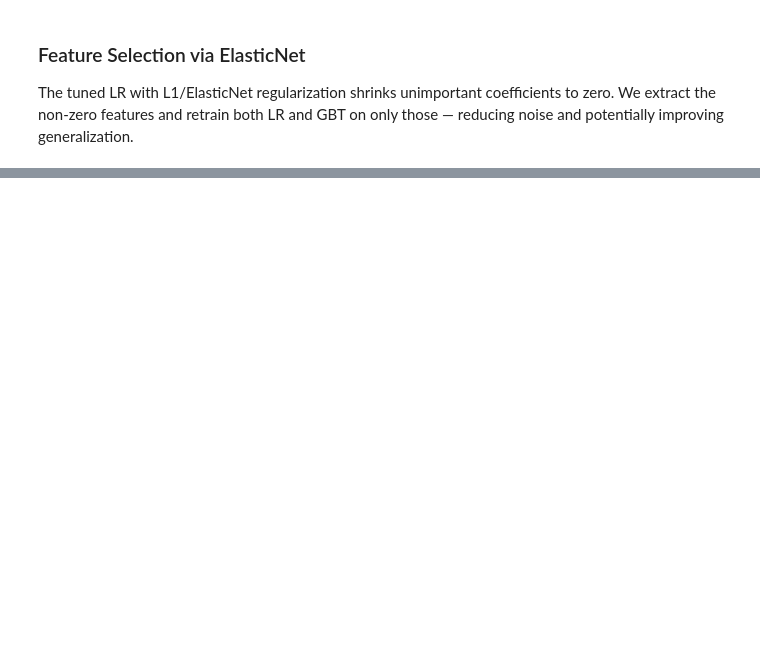
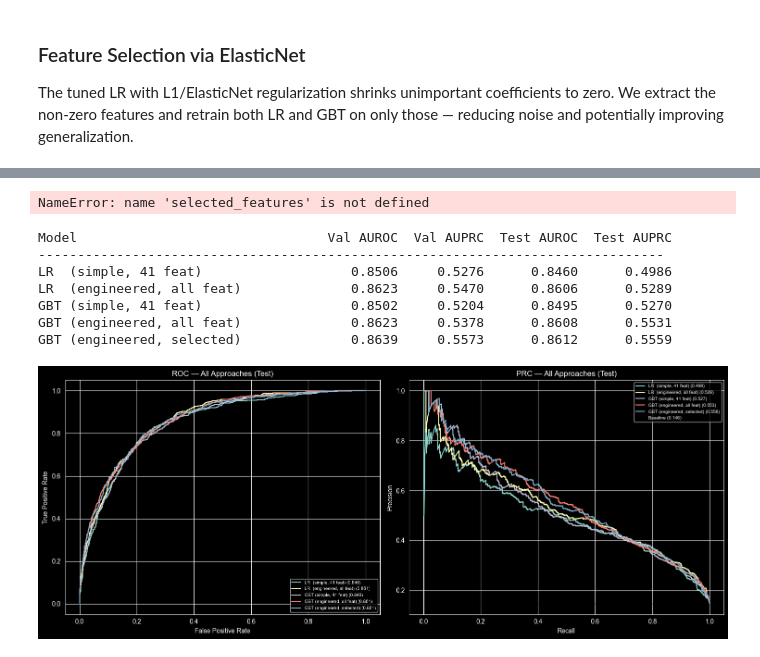
Before and after one commit to kathalikren/Machine-Learning-for-Health-Care, a Jupyter notebook: exercise_2.ipynb, the cells around one changed output, grey strips where cells are left out. Cells and saved outputs as stored; diff of their text form; code cells hidden in the pictures; blank space fills up the shorter version.

```diff
--- a/exercise_2.ipynb
+++ b/exercise_2.ipynb
@@ -386,10 +393,10 @@ gbt_gs_eng = GridSearchCV(
     GradientBoostingClassifier(random_state=42),
     param_grid={
         "n_estimators": [100, 200, 500],
-        "max_depth": [3, 4, 5],
+        "max_depth": [ 5, 6],
         "learning_rate": [0.01, 0.05, 0.1],
         "subsample": [0.7, 0.8],
-        "min_samples_leaf": [10, 20],
+        "min_samples_leaf": [10, 15],
     },
     cv=cv, scoring="roc_auc", n_jobs=-1, verbose=1,
 )
@@ -478,7 +517,7 @@ X_te_sel = X_te_eng[:, sel_idx]
 lr_gs_sel = GridSearchCV(
     LogisticRegression(solver="saga", max_iter=5000, random_state=42),
     param_grid={
-        "C": [0.001, 0.01, 0.1, 1, 10],
+        "C": [0.001, 0.01, 0.1],
         "l1_ratio": [0, 0.25, 0.5, 0.75, 1.0],
         "class_weight": ["balanced", None],
     },
@@ -491,7 +530,7 @@ gbt_gs_sel = GridSearchCV(
     GradientBoostingClassifier(random_state=42),
     param_grid={
         "n_estimators": [100, 200, 500],
-        "max_depth": [3, 4, 5],
+        "max_depth": [ 4, 5],
         "learning_rate": [0.01, 0.05, 0.1],
         "subsample": [0.7, 0.8],
         "min_samples_leaf": [10, 20],
@@ -502,9 +541,10 @@ gbt_gs_sel.fit(X_tr_sel, y_tr_eng)
 
 print(f"\nLR  (selected) best CV AUROC: {lr_gs_sel.best_score_:.4f}  params: {lr_gs_sel.best_params_}")
 print(f"GBT (selected) best CV AUROC: {gbt_gs_sel.best_score_:.4f}  params: {gbt_gs_sel.best_params_}")
+# %% [output]
+NameError: name 'selected_features' is not defined
 # %%
 # ── Final comparison: all approaches ─────────────────────────────────────────
-lr_sel  = lr_gs_sel.best_estimator_
 gbt_sel = gbt_gs_sel.best_estimator_
 
 print(f"{'Model':<35s} {'Val AUROC':>10s} {'Val AUPRC':>10s} {'Test AUROC':>11s} {'Test AUPRC':>11s}")
@@ -514,7 +554,6 @@ final_curves = []
 for name, model, Xv, Xte, yv, yte in [
     ("LR  (simple, 41 feat)",        lr_gs.best_estimator_,  X_v,     X_te,     y_v,     y_te),
     ("LR  (engineered, all feat)",    lr_eng,                  X_v_eng, X_te_eng, y_v_eng, y_te_eng),
-    ("LR  (engineered, selected)",    lr_sel,                  X_v_sel, X_te_sel, y_v_eng, y_te_eng),
     ("GBT (simple, 41 feat)",        gbt_gs.best_estimator_,  X_v,     X_te,     y_v,     y_te),
     ("GBT (engineered, all feat)",   gbt_eng,                 X_v_eng, X_te_eng, y_v_eng, y_te_eng),
     ("GBT (engineered, selected)",   gbt_sel,                 X_v_sel, X_te_sel, y_v_eng, y_te_eng),
@@ -525,30 +564,39 @@ for name, model, Xv, Xte, yv, yte in [
     auc_t = roc_auc_score(yte, pt)
     prc_v = average_precision_score(yv, pv)
     prc_t = average_precision_score(yte, pt)
     print(f"{name:<35s} {auc_v:10.4f} {prc_v:10.4f} {auc_t:11.4f} {prc_t:11.4f}")
     final_curves.append((name, pt, yte))
 
 # ── ROC & PRC plots ──────────────────────────────────────────────────────────
 fig, axes = plt.subplots(1, 2, figsize=(15, 6))
 
 for name, pt, yte in final_curves:
     fpr, tpr, _ = roc_curve(yte, pt)
     axes[0].plot(fpr, tpr, label=f"{name} ({roc_auc_score(yte, pt):.3f})")
 axes[0].plot([0, 1], [0, 1], "k--", alpha=0.4)
 axes[0].set_xlabel("False Positive Rate")
 axes[0].set_ylabel("True Positive Rate")
 axes[0].set_title("ROC — All Approaches (Test)")
 axes[0].legend(fontsize=7, loc="lower right")
 
 baseline = y_te_eng.mean()
 for name, pt, yte in final_curves:
     prec, rec, _ = precision_recall_curve(yte, pt)
     axes[1].plot(rec, prec, label=f"{name} ({average_precision_score(yte, pt):.3f})")
 axes[1].axhline(baseline, color="k", linestyle="--", alpha=0.4, label=f"Baseline ({baseline:.3f})")
 axes[1].set_xlabel("Recall")
 axes[1].set_ylabel("Precision")
 axes[1].set_title("PRC — All Approaches (Test)")
 axes[1].legend(fontsize=7, loc="upper right")
 
 plt.tight_layout()
 plt.show()
+# %% [output]
+Model                                Val AUROC  Val AUPRC  Test AUROC  Test AUPRC
+--------------------------------------------------------------------------------
+LR  (simple, 41 feat)                   0.8506     0.5276      0.8460      0.4986
+LR  (engineered, all feat)              0.8623     0.5470      0.8606      0.5289
+GBT (simple, 41 feat)                   0.8502     0.5204      0.8495      0.5270
+GBT (engineered, all feat)              0.8623     0.5378      0.8608      0.5531
+GBT (engineered, selected)              0.8639     0.5573      0.8612      0.5559
+[figure, added]
```
Also changed, not shown: parts of 13 cells of this notebook.
